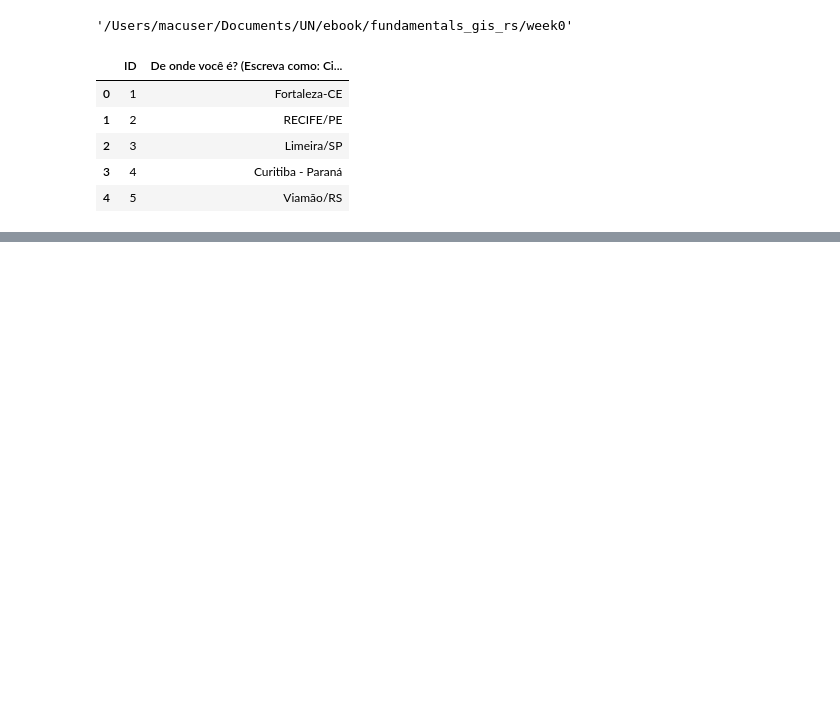
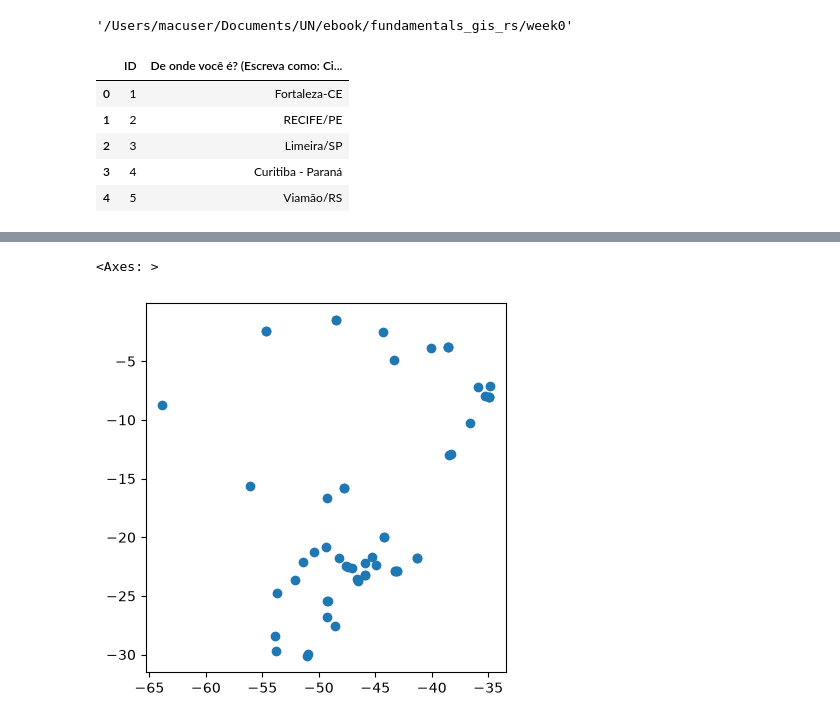
Before and after one commit to ftl-brazil-2026/ebook, a Jupyter notebook: fundamentals_gis_rs/week0/space_tech_ecossystem.ipynb, the cells around one changed output, grey strips where cells are left out. Saved outputs shown, nothing was run; the diff lists cells and outputs as text; code cells hidden in the pictures; blank space fills up the shorter version.

```diff
--- a/fundamentals_gis_rs/week0/space_tech_ecossystem.ipynb
+++ b/fundamentals_gis_rs/week0/space_tech_ecossystem.ipynb
@@ -138,3 +136,9 @@ gdf.head()
 | 2 | 3 | Limeira/SP | Limeira/SP | -22.561507 | -47.401766 | Limeira, São Paulo, Região Sudest... | POINT (-47.40177 -22.56151) |
 | 3 | 4 | Curitiba - Paraná | Curitiba - Paraná | -25.429596 | -49.271272 | Curitiba, Paraná, Região Sul, Brasil | POINT (-49.27127 -25.4296) |
 | 4 | 5 | Viamão/RS | Viamão/RS | -30.081934 | -51.026193 | Viamão, Rio Grande do Sul, Região... | POINT (-51.02619 -30.08193) |
+# %%
+# vamo espiar rapidamente esses dados
+gdf.plot()
+# %% [output]
+<Axes: >
+[figure, added]
```
Also changed, not shown: parts of 26 cells of this notebook, 10 other files.
